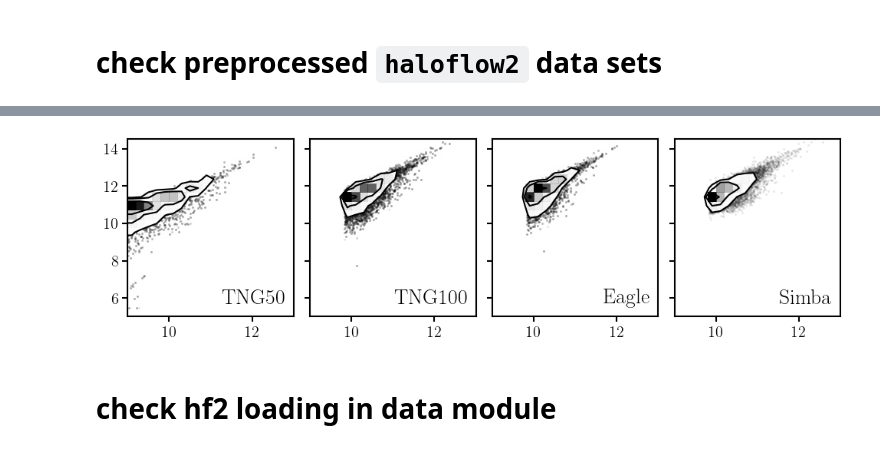
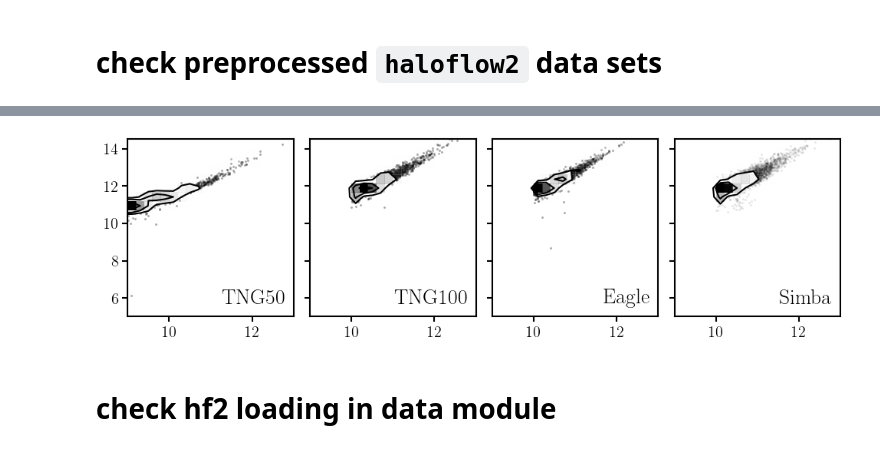
Before and after one commit to galactic-ai/haloflow, a Jupyter notebook: bin/data/preprocess_hf2.ipynb, the cells around one changed output, grey strips where cells are left out. Drawn from its saved outputs; the diff is of its cells as text; code cells hidden in the pictures.

```diff
--- a/bin/data/preprocess_hf2.ipynb
+++ b/bin/data/preprocess_hf2.ipynb
@@ -35,7 +35,7 @@ fig = plt.figure(figsize=(12,3))
 for i, sim in enumerate([tng50, tng100, eagle, simba]):
     sub = fig.add_subplot(1,4,i+1)
 
-    _ = DFM.hist2d(sim['log_subhalomass_stars'], sim['log_subhalomass_dm'], range=[(9., 13.), (5., 14.5)])
+    _ = DFM.hist2d(sim['SubhaloMassType_stars'], sim['SubhaloMassType_dm'], range=[(9., 13.), (5., 14.5)])
     sub.text(0.95, 0.05, ['TNG50', 'TNG100', 'Eagle', 'Simba'][i], transform=sub.transAxes, ha='right', va='bottom', fontsize=20)
     if i > 0: sub.set_yticklabels([])
 
@@ -44,4 +46,4 @@ fig.subplots_adjust(wspace=0.1)
-[figure, old version]
+[figure, new version]
 # %% [markdown]
 # check hf2 loading in data module
 # %%
```
Also changed, not shown: parts of 3 cells of this notebook.
